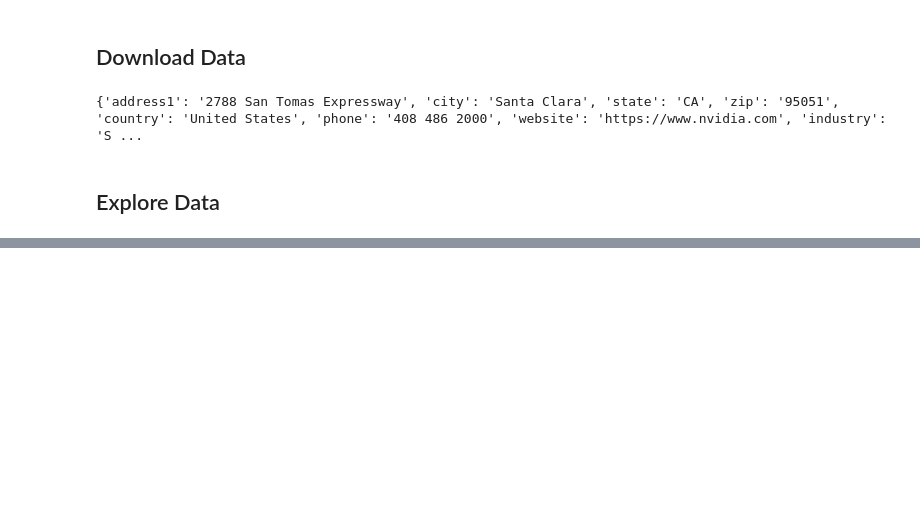
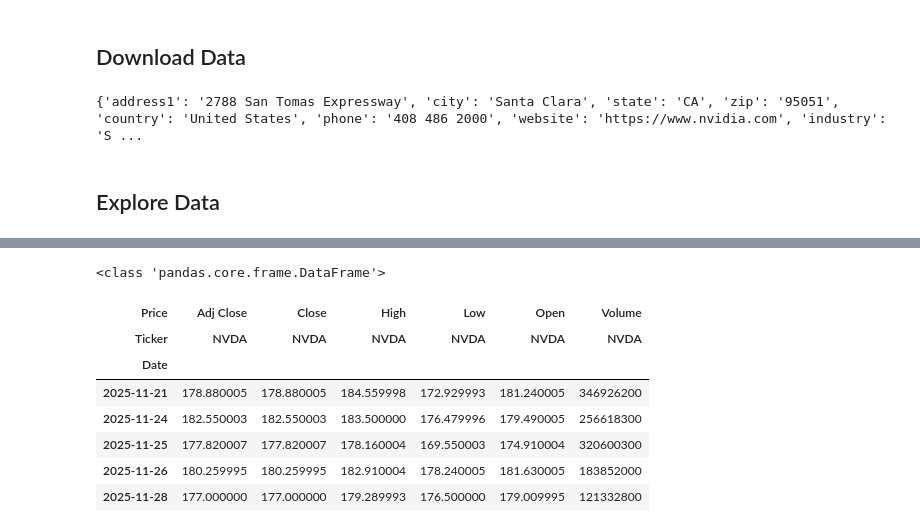
Before and after one commit to ajaj0101/quant-projects, a Jupyter notebook: Week_1_moving_average/week1_backtest.ipynb, the cells around one changed output, grey strips where cells are left out. Saved outputs shown, nothing was run; the diff lists cells and outputs as text; code cells hidden in the pictures; blank space fills up the shorter version.

```diff
--- a/Week_1_moving_average/week1_backtest.ipynb
+++ b/Week_1_moving_average/week1_backtest.ipynb
@@ -36,0 +39,13 @@ Error:
+# %%
+print(type(data))
+data.tail()
+# %% [output]
+<class 'pandas.core.frame.DataFrame'>
+| Price | Adj Close | Close | High | Low | Open | Volume |
+| Ticker | NVDA | NVDA | NVDA | NVDA | NVDA | NVDA |
+| Date |  |  |  |  |  |  |
+| 2025-11-21 | 178.880005 | 178.880005 | 184.559998 | 172.929993 | 181.240005 | 346926200 |
+| 2025-11-24 | 182.550003 | 182.550003 | 183.500000 | 176.479996 | 179.490005 | 256618300 |
+| 2025-11-25 | 177.820007 | 177.820007 | 178.160004 | 169.550003 | 174.910004 | 320600300 |
+| 2025-11-26 | 180.259995 | 180.259995 | 182.910004 | 178.240005 | 181.630005 | 183852000 |
+| 2025-11-28 | 177.000000 | 177.000000 | 179.289993 | 176.500000 | 179.009995 | 121332800 |
```
Also changed, not shown: parts of 8 cells of this notebook.
